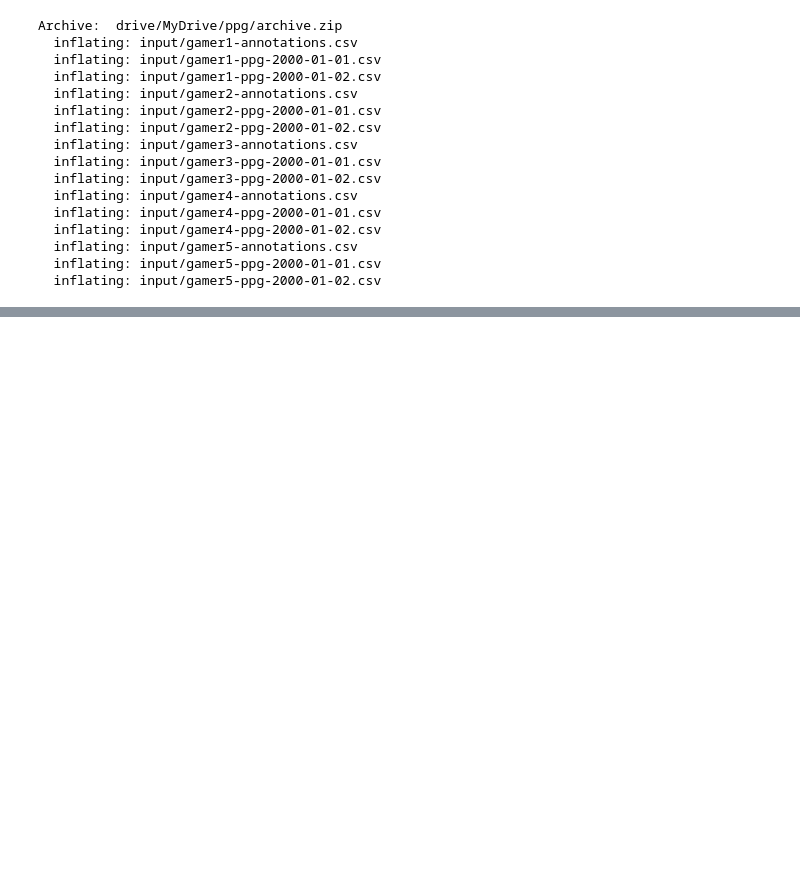
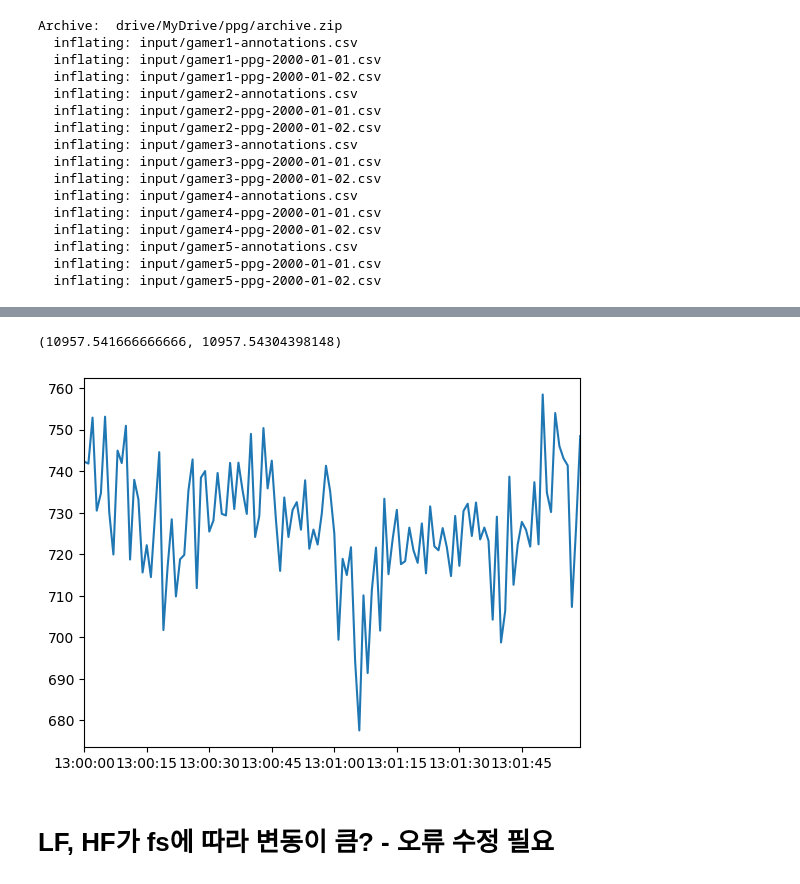
Before and after one commit to SJinLee/PPG, a Jupyter notebook: 03.LF_HF.ipynb, the cells around one changed output, grey strips where cells are left out. Drawn from its saved outputs; the diff is of its cells as text; code cells hidden in the pictures; blank space fills up the shorter version.

```diff
--- a/03.LF_HF.ipynb
+++ b/03.LF_HF.ipynb
@@ -133,0 +180,12 @@ plt.plot(pd.to_datetime(xnew2),y_new,color='green')
+# %%
+ppg_seg2,peaks_seg2 = get_ppg_segment2(ppg2,peaks,start='2000-01-01 13:00:00.000000',duration=120)
+# %%
+pptime,ppamp = sampling(peaks_seg2,start='2000-01-01 13:00:00',duration=120,fs=1)
+# %%
+plt.plot(pptime,ppamp)
+plt.xlim((pptime[0],pptime[119]))
+# %% [output]
+(10957.541666666666, 10957.54304398148)
+[figure, added]
+# %% [markdown]
+# LF, HF가 fs에 따라 변동이 큼? - 오류 수정 필요
```
Also changed, not shown: parts of 27 cells of this notebook.
